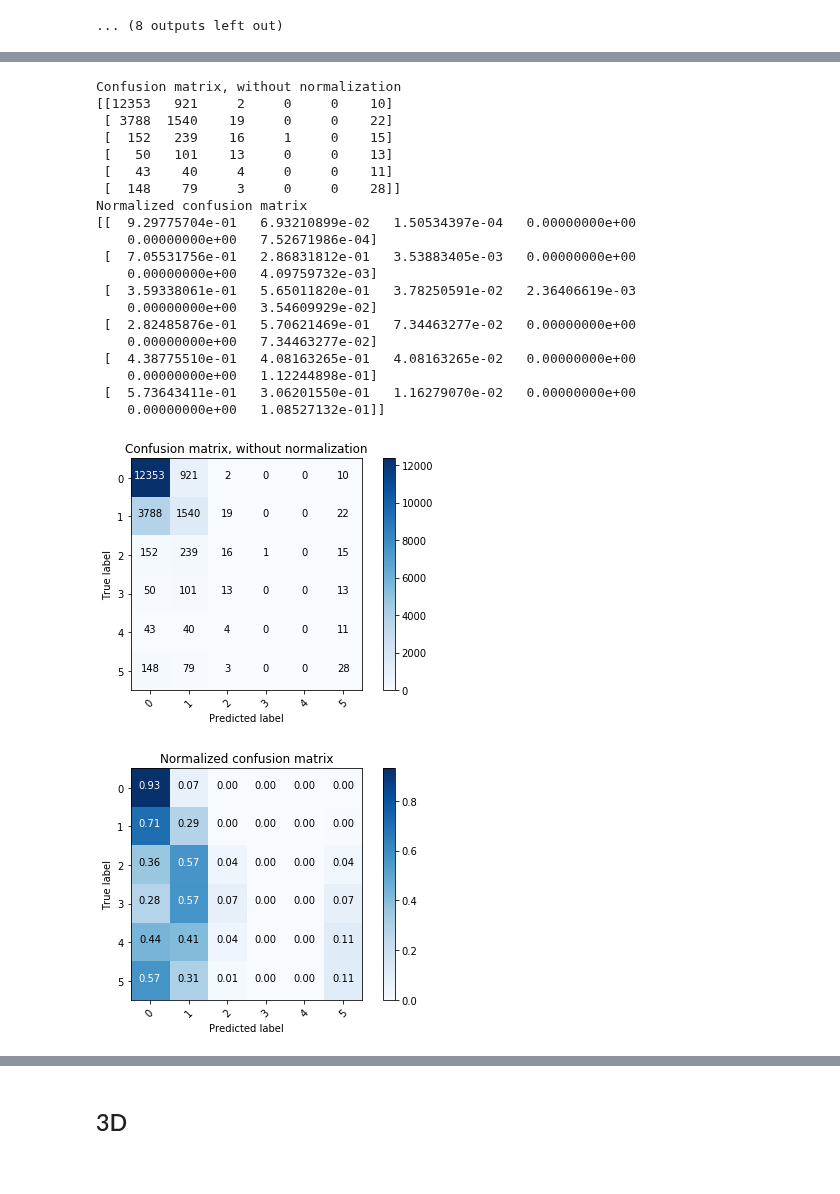
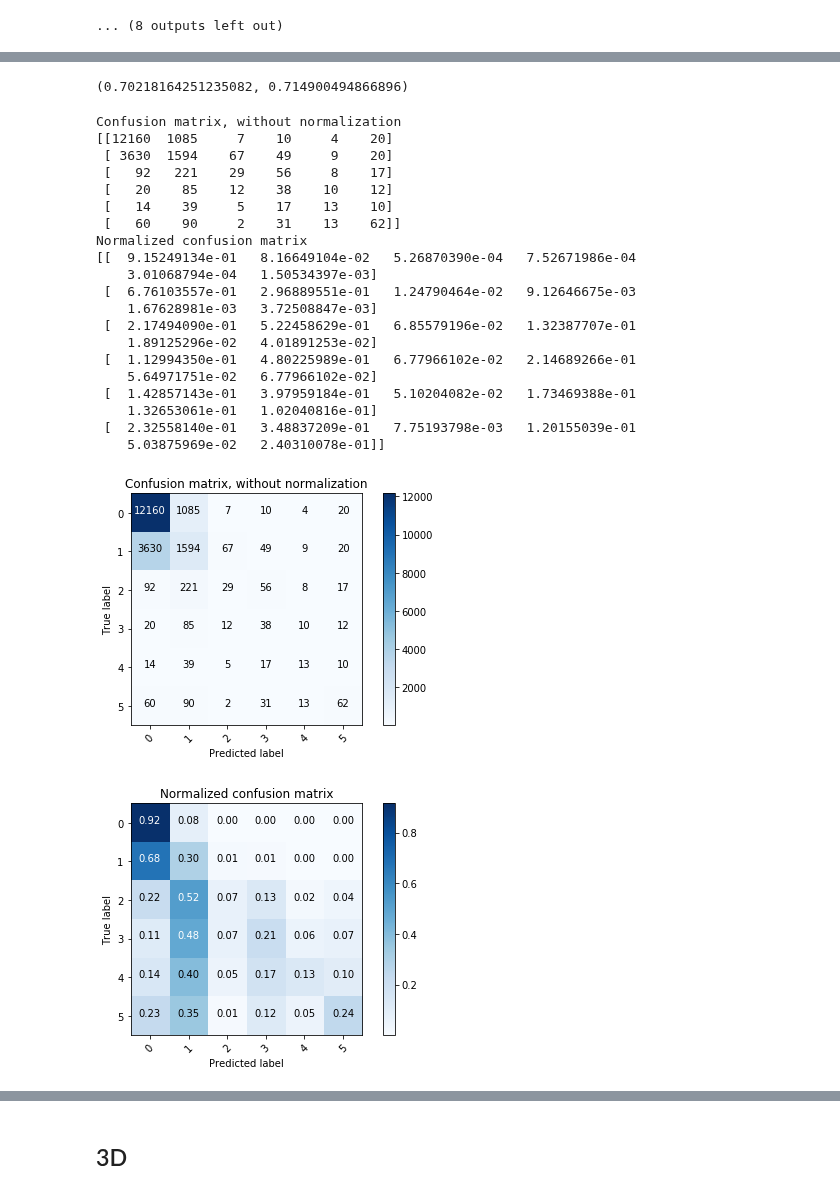
Before and after one commit to janickrohrbach/arthritis-net, a Jupyter notebook: embeddings_classification.ipynb, the cells around one changed output, grey strips where cells are left out. Saved outputs shown, nothing was run; the diff lists cells and outputs as text; code cells hidden in the pictures.

```diff
--- a/embeddings_classification.ipynb
+++ b/embeddings_classification.ipynb
@@ -48,8 +53,11 @@ weights = loaded_model.get_weights()
 model.set_weights(weights)
 # %% [markdown]
 ## Get embeddings
+# %%
+img_combined = np.concatenate((img_train, img_test))
+labels_combined = np.concatenate((labels_train, labels_test))
 # %%
-embeddings = model.predict(imgs)
+embeddings = model.predict(img_combined)
 # %%
 from sklearn.decomposition import PCA
 
@@ -91,3 +97,6 @@ array([ 0.24681824,  0.24681824,  0.61240428,  7.35632886])
+# %%
+embeddings_train = embeddings[:72298]
+embeddings_test = embeddings[72298:]
 # %%
 cv_scores = []
 
@@ -153,4 +162,5 @@ The optimal number of neighbors is 81
 # %%
 from sklearn.model_selection import cross_val_predict
-knn = KNeighborsClassifier(n_neighbors=81, weights=weight)
-pred = cross_val_predict(estimator=knn, X=embeddings, y=y, cv=10)
+knn = KNeighborsClassifier(n_neighbors=51, weights=weight)
+knn = knn.fit(X=embeddings_train, y=labels_train)
+pred = knn.predict(X=embeddings_test)
@@ -157,7 +183,13 @@ pred = cross_val_predict(estimator=knn, X=embeddings, y=y, cv=10)
+# %%
+from statsmodels.stats.proportion import proportion_confint
+proportion_confint(sum(labels_test == pred), len(labels_test), alpha=0.05, method='wilson')
+# %% [output]
+(0.70218164251235082, 0.714900494866896)
 # %%
+from matplotlib import pyplot as plt
 from sklearn.metrics import confusion_matrix
 import itertools
-cnf_matrix = confusion_matrix(y, pred)
+cnf_matrix = confusion_matrix(labels_test, pred)
 def plot_confusion_matrix(cm, classes,
                           normalize=False,
                           title='Confusion matrix',
@@ -179,53 +211,53 @@ def plot_confusion_matrix(cm, classes,
     plt.colorbar()
     tick_marks = np.arange(len(classes))
     plt.xticks(tick_marks, classes, rotation=45)
     plt.yticks(tick_marks, classes)
 
     fmt = '.2f' if normalize else 'd'
     thresh = cm.max() / 2.
     for i, j in itertools.product(range(cm.shape[0]), range(cm.shape[1])):
         plt.text(j, i, format(cm[i, j], fmt),
                  horizontalalignment="center",
                  color="white" if cm[i, j] > thresh else "black")
 
     plt.tight_layout()
     plt.ylabel('True label')
     plt.xlabel('Predicted label')
 
 # Plot non-normalized confusion matrix
 plt.figure()
 plot_confusion_matrix(cnf_matrix, classes=range(6),
                       title='Confusion matrix, without normalization')
 
 # Plot normalized confusion matrix
 plt.figure()
 plot_confusion_matrix(cnf_matrix, classes=range(6), normalize=True,
                       title='Normalized confusion matrix')
 
 plt.show()
 # %% [output]
 Confusion matrix, without normalization
-[[12353   921     2     0     0    10]
- [ 3788  1540    19     0     0    22]
- [  152   239    16     1     0    15]
- [   50   101    13     0     0    13]
- [   43    40     4     0     0    11]
- [  148    79     3     0     0    28]]
+[[12160  1085     7    10     4    20]
+ [ 3630  1594    67    49     9    20]
+ [   92   221    29    56     8    17]
+ [   20    85    12    38    10    12]
+ [   14    39     5    17    13    10]
+ [   60    90     2    31    13    62]]
 Normalized confusion matrix
-[[  9.29775704e-01   6.93210899e-02   1.50534397e-04   0.00000000e+00
-    0.00000000e+00   7.52671986e-04]
- [  7.05531756e-01   2.86831812e-01   3.53883405e-03   0.00000000e+00
-    0.00000000e+00   4.09759732e-03]
- [  3.59338061e-01   5.65011820e-01   3.78250591e-02   2.36406619e-03
-    0.00000000e+00   3.54609929e-02]
- [  2.82485876e-01   5.70621469e-01   7.34463277e-02   0.00000000e+00
-    0.00000000e+00   7.34463277e-02]
- [  4.38775510e-01   4.08163265e-01   4.08163265e-02   0.00000000e+00
-    0.00000000e+00   1.12244898e-01]
- [  5.73643411e-01   3.06201550e-01   1.16279070e-02   0.00000000e+00
-    0.00000000e+00   1.08527132e-01]]
+[[  9.15249134e-01   8.16649104e-02   5.26870390e-04   7.52671986e-04
+    3.01068794e-04   1.50534397e-03]
+ [  6.76103557e-01   2.96889551e-01   1.24790464e-02   9.12646675e-03
+    1.67628981e-03   3.72508847e-03]
+ [  2.17494090e-01   5.22458629e-01   6.85579196e-02   1.32387707e-01
+    1.89125296e-02   4.01891253e-02]
+ [  1.12994350e-01   4.80225989e-01   6.77966102e-02   2.14689266e-01
+    5.64971751e-02   6.77966102e-02]
+ [  1.42857143e-01   3.97959184e-01   5.10204082e-02   1.73469388e-01
+    1.32653061e-01   1.02040816e-01]
+ [  2.32558140e-01   3.48837209e-01   7.75193798e-03   1.20155039e-01
+    5.03875969e-02   2.40310078e-01]]
-[figure, old version]
+[figure, new version]
-[figure, old version]
+[figure, new version]
 # %%
 cm = cnf_matrix.astype('float') / cnf_matrix.sum(axis=1)[:, np.newaxis]
 print("Mean accuracy per class")
```
Also changed, not shown: parts of 14 cells of this notebook, 1 other file.
